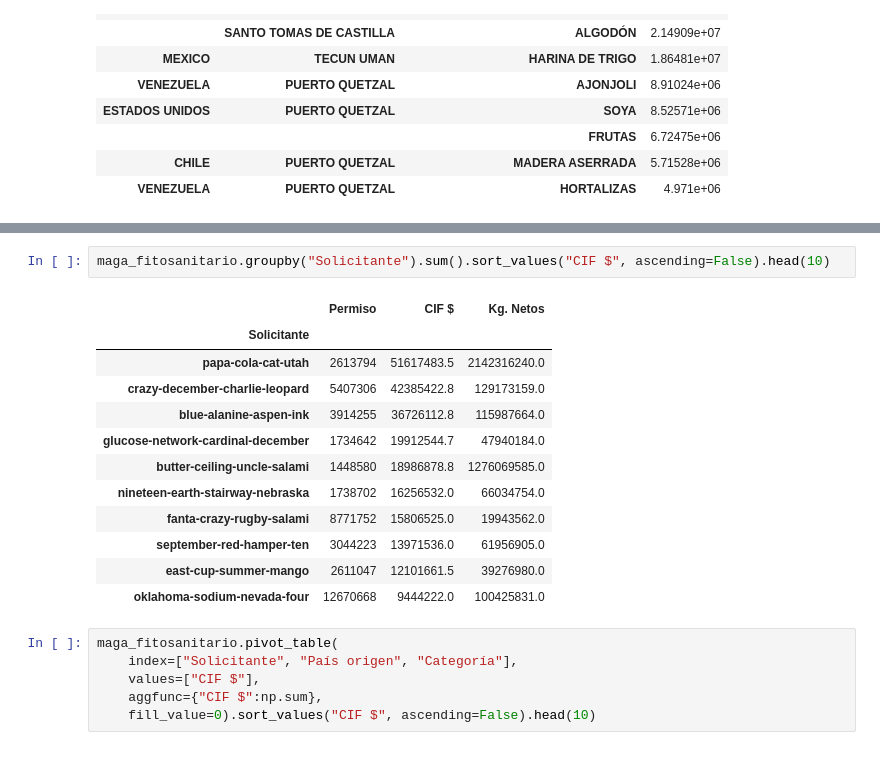
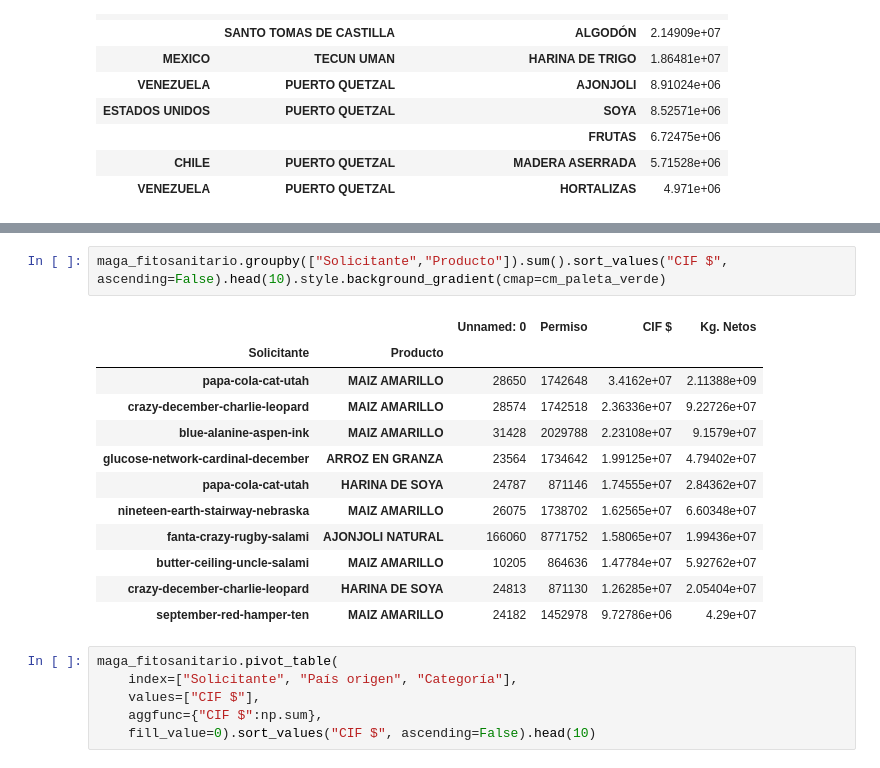
Before and after one commit to tian2992/notebooks_dateros, a Jupyter notebook: 02-Manipulacion-Agrupacion-Pivote/Manipulaciones-transformaciones.ipynb, the cells around one changed output, grey strips where cells are left out. Cells and saved outputs as stored; diff of their text form.

```diff
--- a/02-Manipulacion-Agrupacion-Pivote/Manipulaciones-transformaciones.ipynb
+++ b/02-Manipulacion-Agrupacion-Pivote/Manipulaciones-transformaciones.ipynb
@@ -478,18 +478,18 @@ maga_fitosanitario
 # %%
-maga_fitosanitario.groupby("Solicitante").sum().sort_values("CIF $", ascending=False).head(10)
+maga_fitosanitario.groupby(["Solicitante","Producto"]).sum().sort_values("CIF $", ascending=False).head(10).style.background_gradient(cmap=cm_paleta_verde)
 # %% [output]
-|  | Permiso | CIF $ | Kg. Netos |
-| Solicitante |  |  |  |
-| papa-cola-cat-utah | 2613794 | 51617483.5 | 2142316240.0 |
-| crazy-december-charlie-leopard | 5407306 | 42385422.8 | 129173159.0 |
-| blue-alanine-aspen-ink | 3914255 | 36726112.8 | 115987664.0 |
-| glucose-network-cardinal-december | 1734642 | 19912544.7 | 47940184.0 |
-| butter-ceiling-uncle-salami | 1448580 | 18986878.8 | 1276069585.0 |
-| nineteen-earth-stairway-nebraska | 1738702 | 16256532.0 | 66034754.0 |
-| fanta-crazy-rugby-salami | 8771752 | 15806525.0 | 19943562.0 |
-| september-red-hamper-ten | 3044223 | 13971536.0 | 61956905.0 |
-| east-cup-summer-mango | 2611047 | 12101661.5 | 39276980.0 |
-| oklahoma-sodium-nevada-four | 12670668 | 9444222.0 | 100425831.0 |
+|  |  | Unnamed: 0 | Permiso | CIF $ | Kg. Netos |
+| Solicitante | Producto |  |  |  |  |
+| papa-cola-cat-utah | MAIZ AMARILLO | 28650 | 1742648 | 3.4162e+07 | 2.11388e+09 |
+| crazy-december-charlie-leopard | MAIZ AMARILLO | 28574 | 1742518 | 2.36336e+07 | 9.22726e+07 |
+| blue-alanine-aspen-ink | MAIZ AMARILLO | 31428 | 2029788 | 2.23108e+07 | 9.1579e+07 |
+| glucose-network-cardinal-december | ARROZ EN GRANZA | 23564 | 1734642 | 1.99125e+07 | 4.79402e+07 |
+| papa-cola-cat-utah | HARINA DE SOYA | 24787 | 871146 | 1.74555e+07 | 2.84362e+07 |
+| nineteen-earth-stairway-nebraska | MAIZ AMARILLO | 26075 | 1738702 | 1.62565e+07 | 6.60348e+07 |
+| fanta-crazy-rugby-salami | AJONJOLI NATURAL | 166060 | 8771752 | 1.58065e+07 | 1.99436e+07 |
+| butter-ceiling-uncle-salami | MAIZ AMARILLO | 10205 | 864636 | 1.47784e+07 | 5.92762e+07 |
+| crazy-december-charlie-leopard | HARINA DE SOYA | 24813 | 871130 | 1.26285e+07 | 2.05404e+07 |
+| september-red-hamper-ten | MAIZ AMARILLO | 24182 | 1452978 | 9.72786e+06 | 4.29e+07 |
 # %%
 maga_fitosanitario.pivot_table(
     index=["Solicitante", "País origen", "Categoría"],
```
Also changed, not shown: parts of 3 cells of this notebook, 2 other files.
